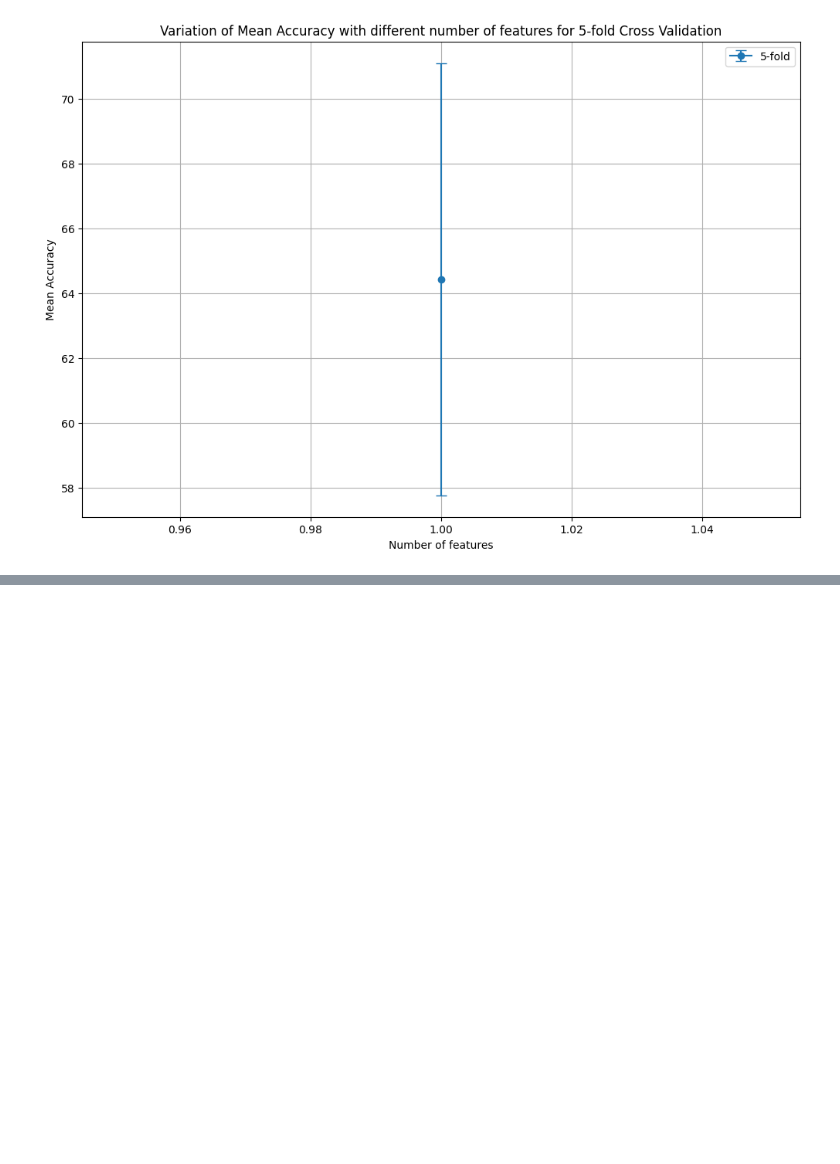
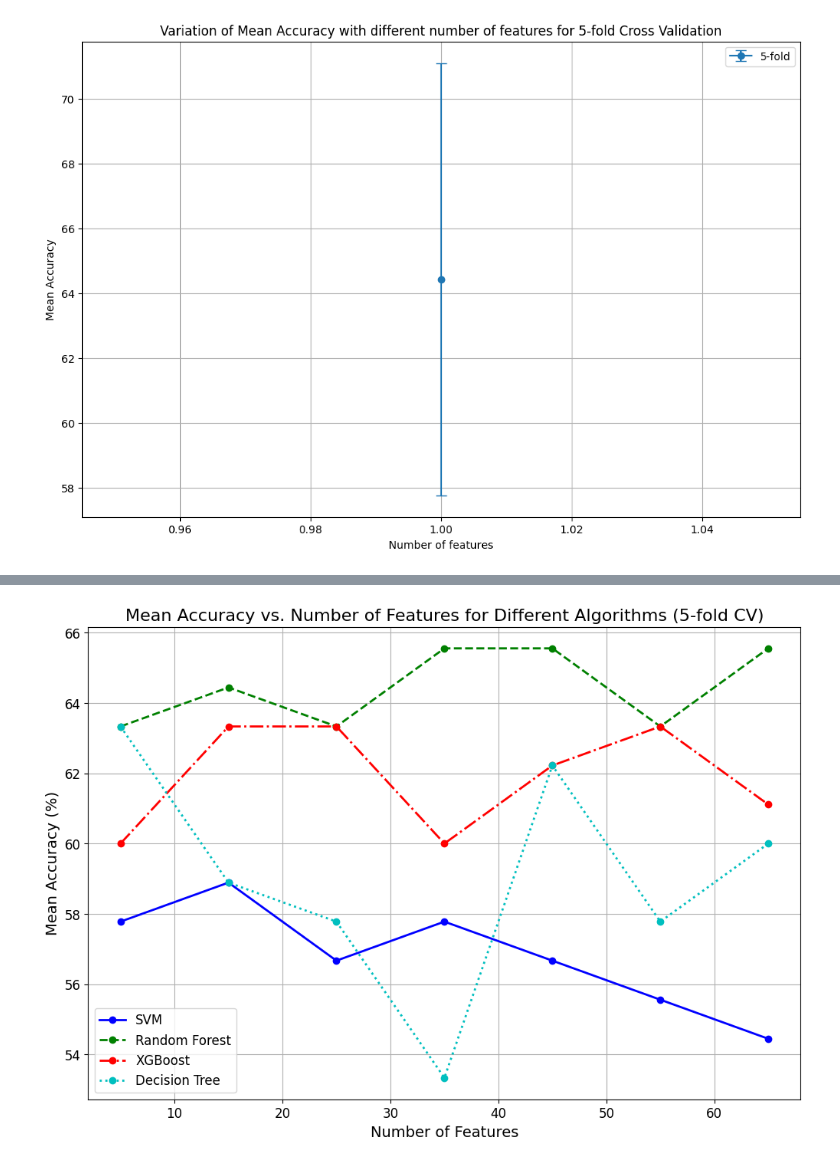
Before and after one commit to Sachira-Heshan/omic-data-and-machine-learning-in-the-identification-of-coronary-artery-disease, a Jupyter notebook: mirna_data/models_with_mirna_data.ipynb, the cells around one changed output, grey strips where cells are left out. Saved outputs shown, nothing was run; the diff lists cells and outputs as text; code cells hidden in the pictures; blank space fills up the shorter version.

Commit message:
miRNA models comparison plot generated

```diff
--- a/mirna_data/models_with_mirna_data.ipynb
+++ b/mirna_data/models_with_mirna_data.ipynb
@@ -1201,0 +1224,44 @@ plt.show()
+# %%
+# prompt: plot must be in bigger fonts labels should be clearly visible and also numbers, legend also should be clear and differentiate different algorithms with different line styles
+
+import matplotlib.pyplot as plt
+# Create a figure and axis with a larger size
+fig, ax = plt.subplots(figsize=(12, 8))
+
+# Define colors and line styles for each algorithm
+colors = ['b', 'g', 'r', 'c']
+line_styles = ['-', '--', '-.', ':']
+
+# Data for different algorithms
+algorithms = ['SVM', 'Random Forest', 'XGBoost', 'Decision Tree']
+data = [results_svm, results_rf, results_xgb, results_dt]
+
+# Plot data for each algorithm
+for i, algorithm_data in enumerate(data):
+    mean_accuracies = [item['5-fold-CV']['mean-accuracy'] for item in algorithm_data.values()]
+
+    feature_counts = list(algorithm_data.keys())
+
+    ax.plot(
+        feature_counts,
+        mean_accuracies,
+        label=algorithms[i],
+        marker='o',
+        color=colors[i],
+        linestyle=line_styles[i],
+        linewidth=2  # Increase line width for better visibility
+    )
+
+# Customize the plot
+plt.title("Mean Accuracy vs. Number of Features for Different Algorithms (5-fold CV)", fontsize=16)
+plt.xlabel("Number of Features", fontsize=14)
+plt.ylabel("Mean Accuracy (%)", fontsize=14)
+plt.xticks(fontsize=12)  # Increase x-axis tick label font size
+plt.yticks(fontsize=12)  # Increase y-axis tick label font size
+plt.legend(fontsize=12)  # Increase legend font size
+plt.grid(True)
+
+# Show the plot
+plt.show()
+# %% [output]
+[figure, added]
```
Also changed, not shown: parts of 24 cells of this notebook.
